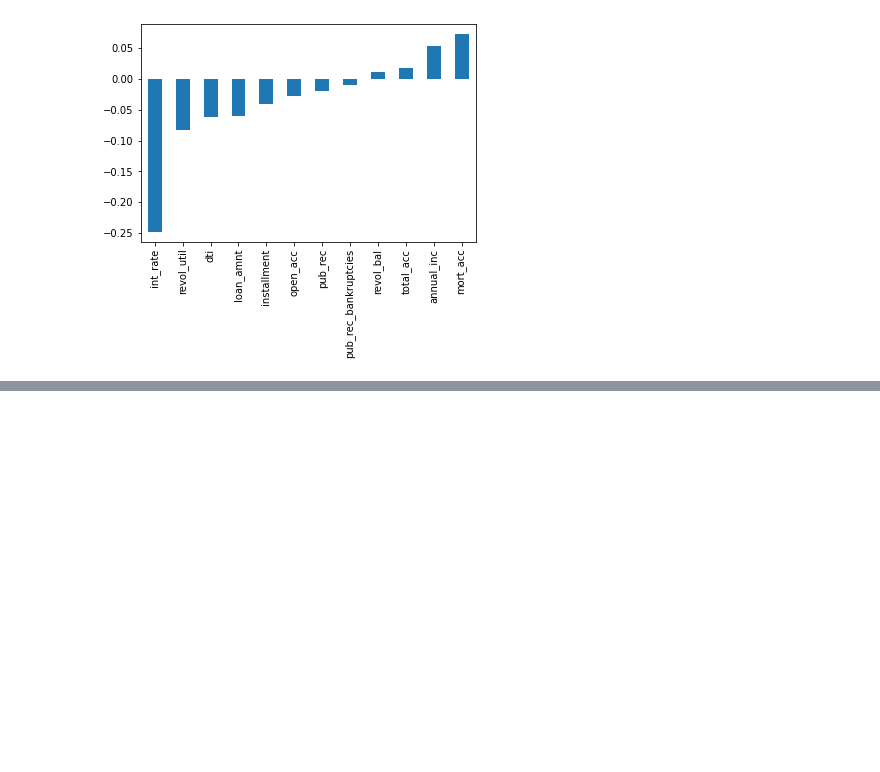
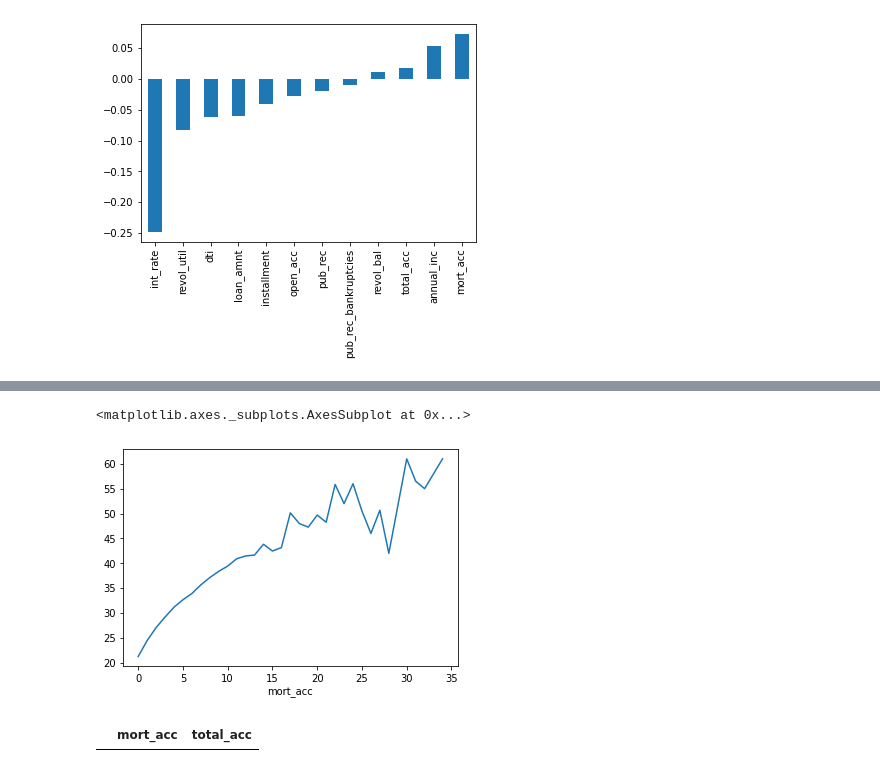
Before and after one commit to kozz84/Udemy, a Jupyter notebook: Neural_networks.ipynb, the cells around one changed output, grey strips where cells are left out. Drawn from its saved outputs; the diff is of its cells as text; code cells hidden in the pictures; blank space fills up the shorter version.

```diff
--- a/Neural_networks.ipynb
+++ b/Neural_networks.ipynb
@@ -690,0 +807,2 @@ df.corr()['loan_repaid'].sort_values().drop('loan_repaid').plot(kind='bar')
+# %%
+df = df.drop('emp_length', axis=1)
@@ -690,0 +844,2 @@ df.corr()['loan_repaid'].sort_values().drop('loan_repaid').plot(kind='bar')
+# %%
+df = df.drop('title',axis=1)
@@ -690,0 +903,5 @@ df.corr()['loan_repaid'].sort_values().drop('loan_repaid').plot(kind='bar')
+# %%
+df.groupby('mort_acc').mean()['total_acc'].plot()
+# %% [output]
+<matplotlib.axes._subplots.AxesSubplot at 0x...>
+[figure, added]
@@ -690,0 +917,4 @@ df.corr()['loan_repaid'].sort_values().drop('loan_repaid').plot(kind='bar')
+# %%
+df[pd.isnull(df['mort_acc'])][['mort_acc','total_acc']]
+# %% [output]
+|  | mort_acc | total_acc |
```
Also changed, not shown: parts of 48 cells of this notebook.
